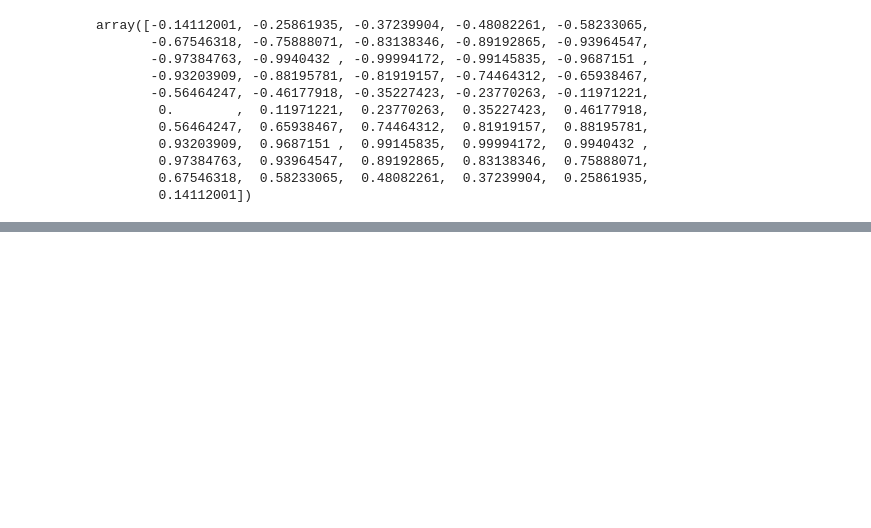
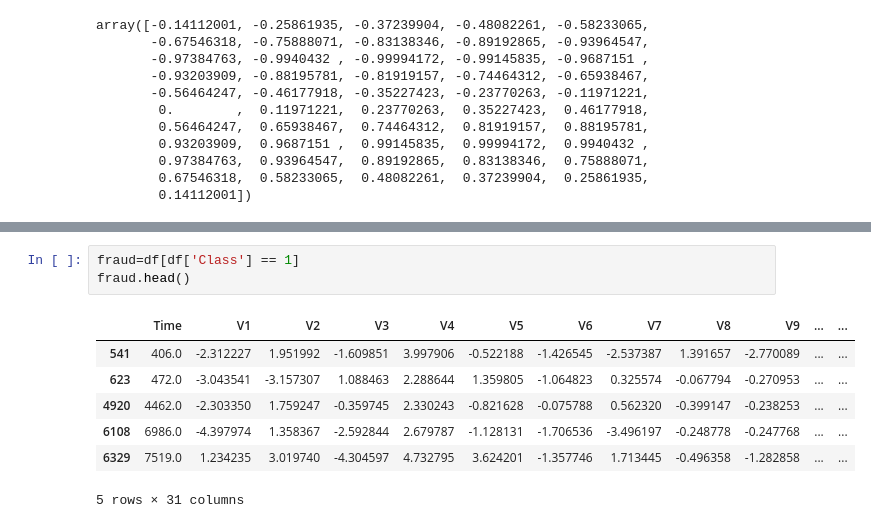
Before and after one commit to Shaper-cyber/matplotlib, a Jupyter notebook: matplotlib.ipynb, the cells around one changed output, grey strips where cells are left out. Saved outputs shown, nothing was run; the diff lists cells and outputs as text; blank space fills up the shorter version.

```diff
--- a/matplotlib.ipynb
+++ b/matplotlib.ipynb
@@ -164,0 +208,11 @@ ax1.set_xlim(xmin=-5, xmax=5)
+# %%
+fraud=df[df['Class'] == 1]
+fraud.head()
+# %% [output]
+|  | Time | V1 | V2 | V3 | V4 | V5 | V6 | V7 | V8 | V9 | ... | ... |
+| 541 | 406.0 | -2.312227 | 1.951992 | -1.609851 | 3.997906 | -0.522188 | -1.426545 | -2.537387 | 1.391657 | -2.770089 | ... | ... |
+| 623 | 472.0 | -3.043541 | -3.157307 | 1.088463 | 2.288644 | 1.359805 | -1.064823 | 0.325574 | -0.067794 | -0.270953 | ... | ... |
+| 4920 | 4462.0 | -2.303350 | 1.759247 | -0.359745 | 2.330243 | -0.821628 | -0.075788 | 0.562320 | -0.399147 | -0.238253 | ... | ... |
+| 6108 | 6986.0 | -4.397974 | 1.358367 | -2.592844 | 2.679787 | -1.128131 | -1.706536 | -3.496197 | -0.248778 | -0.247768 | ... | ... |
+| 6329 | 7519.0 | 1.234235 | 3.019740 | -4.304597 | 4.732795 | 3.624201 | -1.357746 | 1.713445 | -0.496358 | -1.282858 | ... | ... |
+5 rows × 31 columns
```
Also changed, not shown: parts of 9 cells of this notebook.
